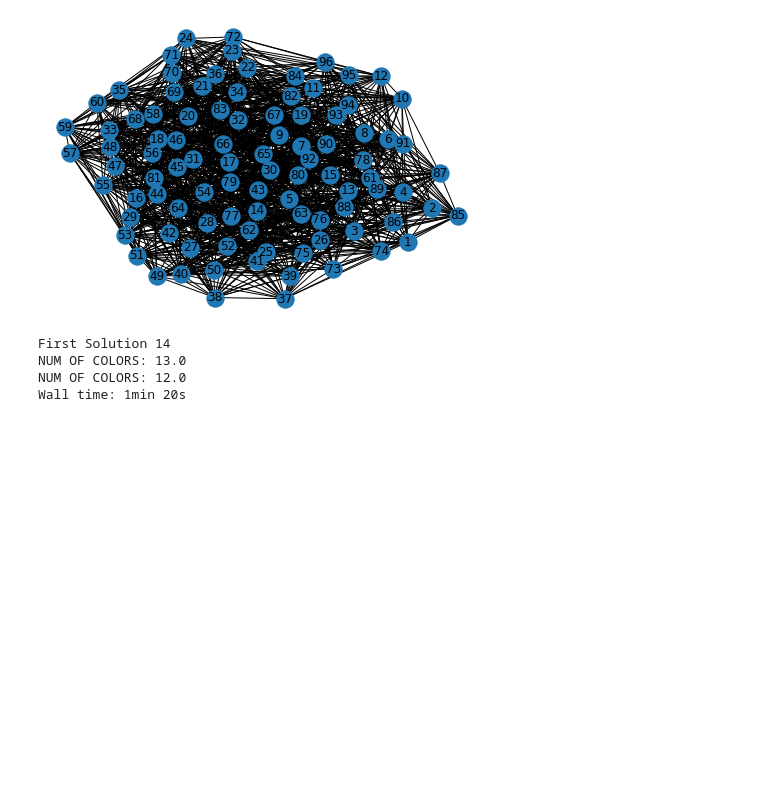
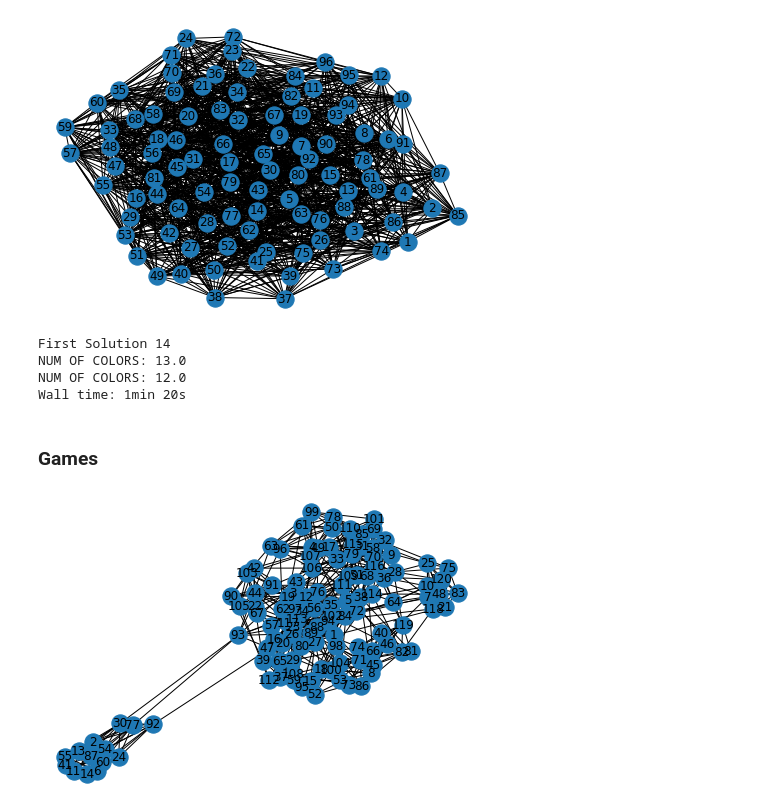
Before and after one commit to MaksimKrug/HSEOptimizationCourse, a Jupyter notebook: Krug MN BnP.ipynb, the cells around one changed output. Drawn from its saved outputs; the diff is of its cells as text; code cells hidden in the pictures; blank space fills up the shorter version.

```diff
--- a/Krug MN BnP.ipynb
+++ b/Krug MN BnP.ipynb
@@ -102,7 +102,7 @@ class MyClass:
                 if new_constraint not in constraints:
                     constraints.append(new_constraint)
 
-        strategies = [nx.coloring.strategy_random_sequential] * self.vertices_num * 10
+        strategies = [nx.coloring.strategy_random_sequential] * self.vertices_num
         for strategy in strategies:
             d = nx.coloring.greedy_color(self.nx_graph, strategy=strategy)
             colors = set(d.values())
@@ -508,3 +416,12 @@ First Solution 14
 NUM OF COLORS: 13.0
 NUM OF COLORS: 12.0
 Wall time: 1min 20s
+# %% [markdown]
+### Games
+# %%
+%%time
+# decision = 9
+vertices_num, edges = get_graph('games120.col')
+res = MyClass(vertices_num, edges, stop_time=60*60*2).return_some()
+# %% [output]
+[figure, added]
```
Also changed, not shown: parts of 21 cells of this notebook.
